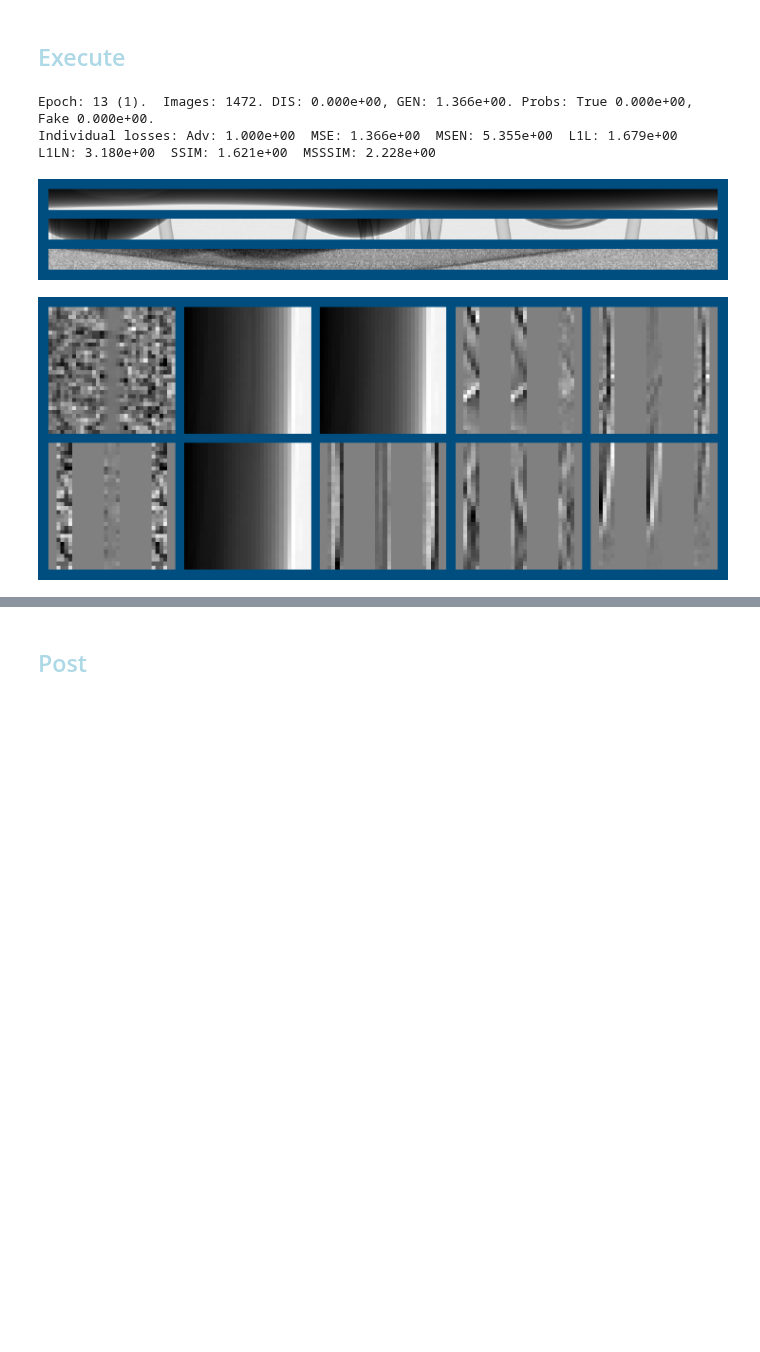
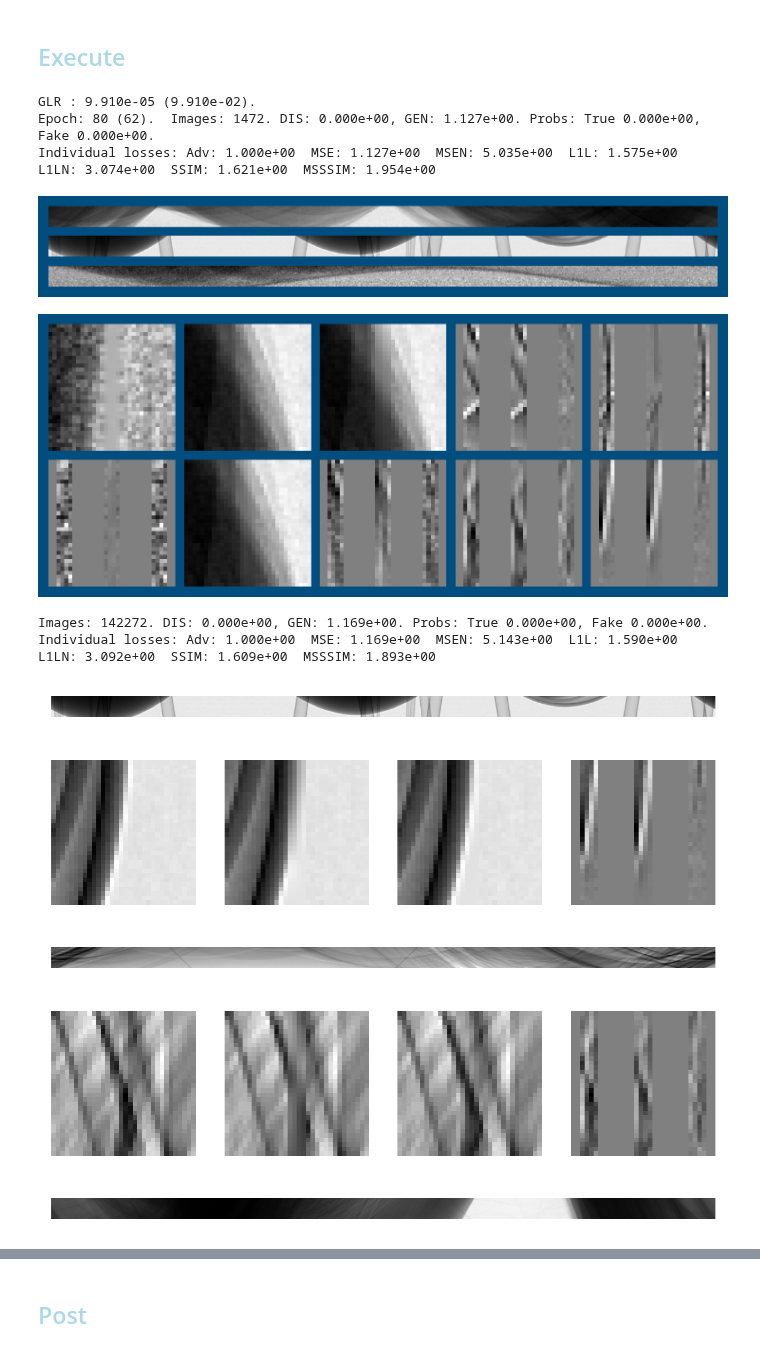
Before and after one commit to AustralianSynchrotron/sinogap, a Jupyter notebook: sinogap_bp2.ipynb, the cells around one changed output, grey strips where cells are left out. Cells and saved outputs as stored; diff of their text form; code cells hidden in the pictures; blank space fills up the shorter version.

```diff
--- a/sinogap_bp2.ipynb
+++ b/sinogap_bp2.ipynb
@@ -312,7 +312,7 @@ Estimated Total Size (MB): 0.52
 # %% [markdown]
 ## <font style="color:lightblue">Norms</font>
 # %%
-#sg.testLoader = sg.createDataLoader(sg.testSet, num_workers=0)
+sg.testLoader = sg.createDataLoader(sg.testSet, num_workers=sg.TCfg.num_workers)
 #_ = sg.summarizeMe(sg.testLoader, True)
 #_ = sg.summarizeMe(sg.testLoader, False)
 #_ = sg.summarizeMe(sg.dataLoader, True)
@@ -345,12 +345,12 @@ sg.scheduler_G = torch.optim.lr_scheduler.StepLR(sg.optimizer_G, 1, gamma=1)
 #sg.scheduler_D = torch.optim.lr_scheduler.StepLR(sg.optimizer_D, 1, gamma=1)
 savedCheckPoint = f"checkPoint_{sg.TCfg.exec}"
 sg.epoch, sg.imer, sg.minGEpoch, sg.minGLoss, sg.startFrom, sg.resAcc = \
-    sg.restoreCheckpoint()#savedCheckPoint+".pth")
+    sg.restoreCheckpoint(savedCheckPoint+".pth")
+#sg.optimizer_G = sg.createOptimizer(sg.generator, sg.TCfg.learningRateG)
 #sg.generator.brickGenerator.lowResGenerator = None
 #sg.epoch, sg.imer, sg.minGEpoch, sg.minGdLoss, sg.startFrom = 0, 0, 0, 1, 0
 sg.writer = sg.createWriter(sg.TCfg.logDir, True)
-#sg.writer.add_graph(sg.generator, ((sg.refImages, sg.refNoises),) )
-#sg.writer.add_graph(sg.discriminator, refImages)
+sg.writer.add_graph(sg.generator, ((sg.refImages),) )
 
 #sg.load_model(sg.generator, model_path="model_1_gen.pt" )
 #sg.load_model(sg.generator.brickGenerator, model_path="saves/complex/models/bricks4.pt" )
@@ -396,43 +396,70 @@ sg.scheduler_G.gamma = 1-0.01
 def my_beforeReport(sglocals) :
     message = ""
 
-    message += "G" + sg.adjustScheduler(sg.scheduler_G, sg.TCfg.learningRateG, 0.0001)
+    message += "G" + sg.adjustScheduler(sg.scheduler_G, sg.TCfg.learningRateG, 0.1)
     sg.writer.add_scalars("Aux", {'LrnRate': sg.scheduler_G.get_last_lr()[0]/sg.TCfg.learningRateG}, sg.imer)
 
     #for metrics in ('L1L','SSIM','MSSSIM') :
     #    sg.metrices[metrics].weight = max(0, sg.metrices[metrics].weight - 0.005)
     #    message += f"{metrics} weight: {sg.metrices[metrics].weight}. "
     #    sg.writer.add_scalars("Aux", {metrics: sg.metrices[metrics].weight}, sg.imer)
 
     print(message)
     return
-#sg.beforeReport = my_beforeReport
+sg.beforeReport = my_beforeReport
+
+minRefDistance = 1e10
+def my_afterReport(sglocals) :
+    global minRefDistance
+    #refDistance = sg.loss_MSE( sglocals['refViews'][[2],[0],...], sglocals['refViews'][[2],[2],...]).sum().cpu().item()
+    refDistance = np.std( ( sglocals['refViews'][[2],[0],...] - sglocals['refViews'][[2],[2],...] )[sg.DCfg.gapRng] )
+    if refDistance < minRefDistance :
+        print(f"New minRefDistance: {refDistance:.6f}, Previous: {minRefDistance:.6f}")
+        minRefDistance = refDistance
+        sg.saveCheckPoint(savedCheckPoint+"_catchMe.pth",
+                       sg.epoch-1, sg.imer, sg.minGEpoch, minRefDistance,
+                       sg.generator, sg.discriminator,
+                       sg.optimizer_G, sg.optimizer_D)
+        sg.tifffile.imwrite(f"catchMeFull_{sg.TCfg.exec}.tif", np.transpose( sglocals['genImages'][2,0,...].cpu().numpy(), (-1,-2)) )
+        sg.tifffile.imwrite(f"catchMePatch_{sg.TCfg.exec}.tif", sglocals['refViews'][2,2,...])
+    sg.writer.add_scalars("Aux", {'RefDistance' : refDistance}, sg.imer)
+    return
+sg.afterReport = my_afterReport
+
 
 def my_beforeEachEpoch(sglocals) :
     #return
-    sg.TCfg.batchSize = min(2**10, sg.TCfg.batchSize * 2)
-    sg.TCfg.batchSplit = max(2**0, int(sg.TCfg.batchSize / 2**6))
+    sg.TCfg.batchSize = min(2**12, sg.TCfg.batchSize * 2)
+    sg.TCfg.batchSplit = max(2**0, int(sg.TCfg.batchSize / 2**3))
     sg.writer.add_scalars("Aux", {'Batch size': math.log(sg.TCfg.batchSize,2)}, sg.imer)
     print(f"Batch size: {sg.TCfg.batchSize}, split: {sg.TCfg.batchSplit}", )
     return
 #sg.beforeEachEpoch = my_beforeEachEpoch
 
 #sg.TCfg.num_workers=0
 try :
     sg.train(savedCheckPoint)
 except :
     #del sg.dataLoader
     #del sg.testLoaderhuiVam
     sg.freeGPUmem()
     1/10 # to release Jupyuter memory in the next step
     sg.epoch -= 1
     raise
 
 
 
 # bricks pretrained
 # %% [output]
-Epoch: 13 (1).  Images: 1472. DIS: 0.000e+00, GEN: 1.366e+00. Probs: True 0.000e+00, Fake 0.000e+00.
-Individual losses: Adv: 1.000e+00  MSE: 1.366e+00  MSEN: 5.355e+00  L1L: 1.679e+00  L1LN: 3.180e+00  SSIM: 1.621e+00  MSSSIM: 2.228e+00
+GLR : 9.910e-05 (9.910e-02).
+Epoch: 80 (62).  Images: 1472. DIS: 0.000e+00, GEN: 1.127e+00. Probs: True 0.000e+00, Fake 0.000e+00.
+Individual losses: Adv: 1.000e+00  MSE: 1.127e+00  MSEN: 5.035e+00  L1L: 1.575e+00  L1LN: 3.074e+00  SSIM: 1.621e+00  MSSSIM: 1.954e+00
-[figure, old version]
+[figure, new version]
-[figure, old version]
+[figure, new version]
+Images: 142272. DIS: 0.000e+00, GEN: 1.169e+00. Probs: True 0.000e+00, Fake 0.000e+00.
+Individual losses: Adv: 1.000e+00  MSE: 1.169e+00  MSEN: 5.143e+00  L1L: 1.590e+00  L1LN: 3.092e+00  SSIM: 1.609e+00  MSSSIM: 1.893e+00
+[figure, added]
+[figure, added]
+[figure, added]
+[figure, added]
+[figure, added]
```
Also changed, not shown: parts of 4 cells of this notebook, 3 other files.
